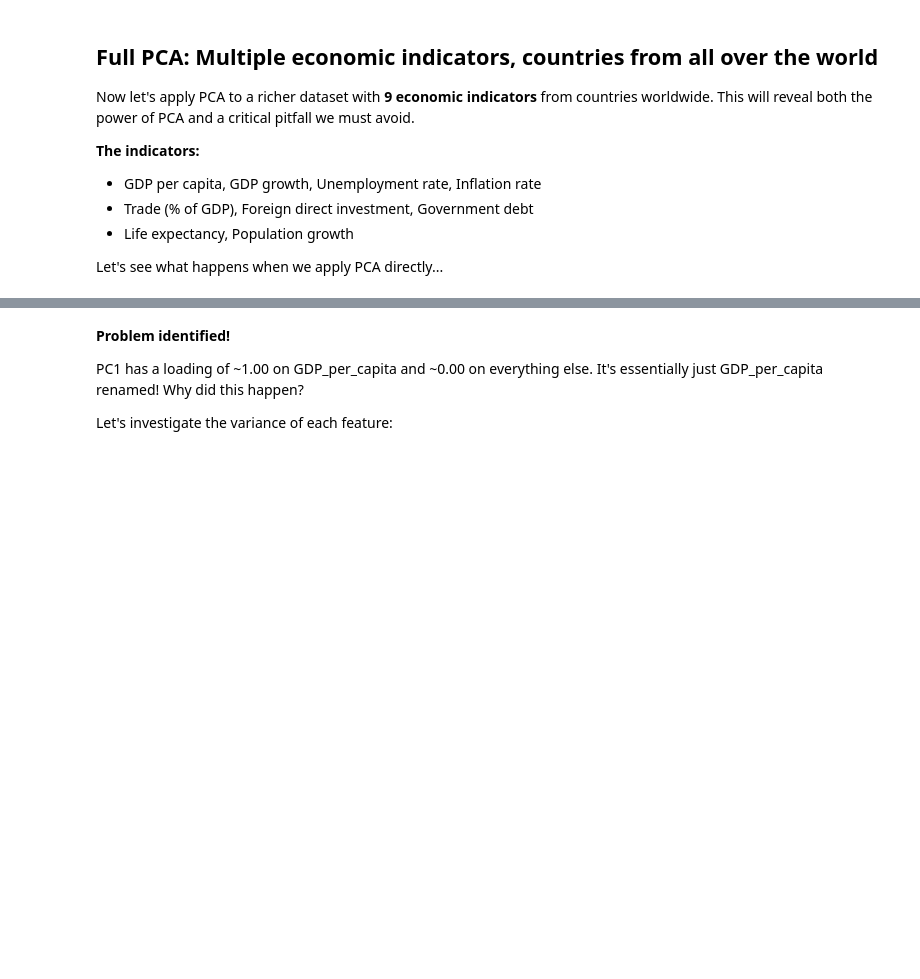
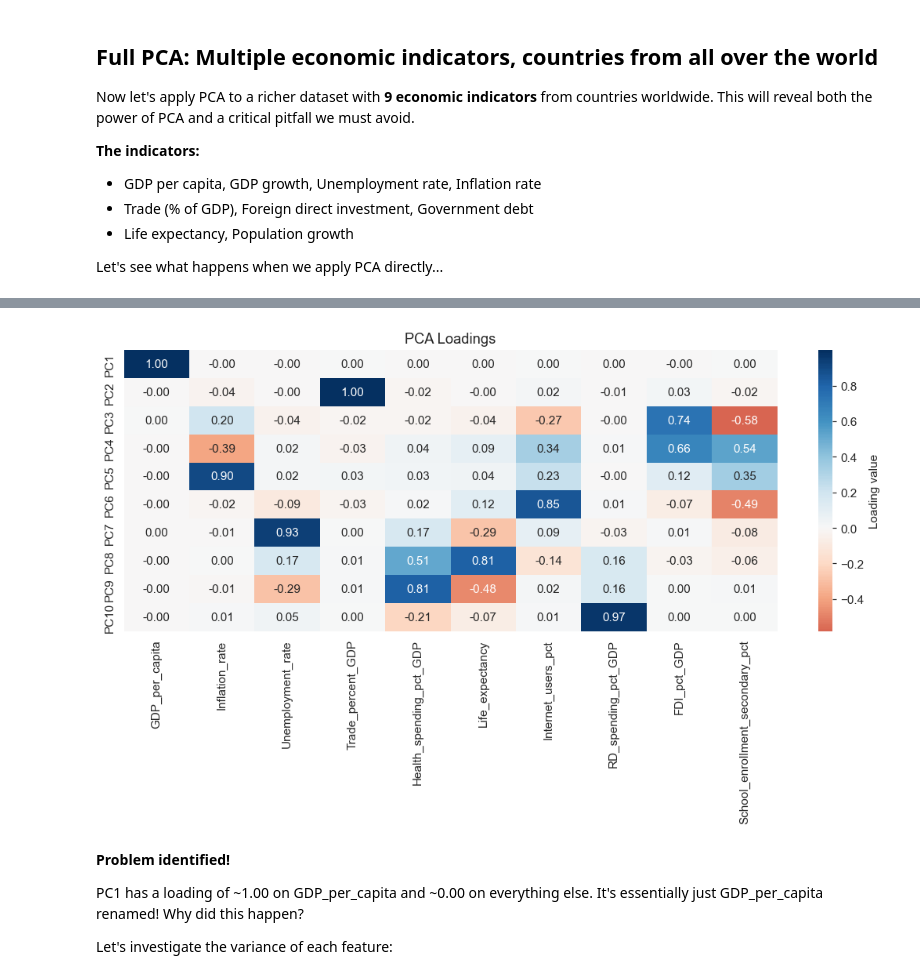
Before and after one commit to balintdecsi/ceu-ml, a Jupyter notebook: notebooks/class2_pca.ipynb, the cells around one changed output, grey strips where cells are left out. Saved outputs shown, nothing was run; the diff lists cells and outputs as text; code cells hidden in the pictures; blank space fills up the shorter version.

```diff
--- a/notebooks/class2_pca.ipynb
+++ b/notebooks/class2_pca.ipynb
@@ -598,19 +673,21 @@ print(pca_full.explained_variance_ratio_)
 # %%
 # Visualize the loadings to see what went wrong
 def visualize_pca_loadings(pca, data, title='PCA Components Loadings'):
-    plt.figure(figsize=(10, 8))
+    plt.figure(figsize=(10, 6))
     sns.heatmap(
         pca.components_,
         cmap='RdBu', center=0, annot=True, fmt='.2f',
         xticklabels=data.columns,
         yticklabels=[f"PC{i+1}" for i in range(pca.n_components_)],
         cbar_kws={'label': 'Loading value'}
     )
     plt.title(title)
     plt.tight_layout()
 
-visualize_pca_loadings(pca_full, wb_features, 'PCA Loadings (WITHOUT scaling)')
+visualize_pca_loadings(pca_full, wb_features, 'PCA Loadings')
 plt.show()
+# %% [output]
+[figure, added]
 # %% [markdown]
 **Problem identified!**
 
```
Also changed, not shown: parts of 26 cells of this notebook, 1 other file.
